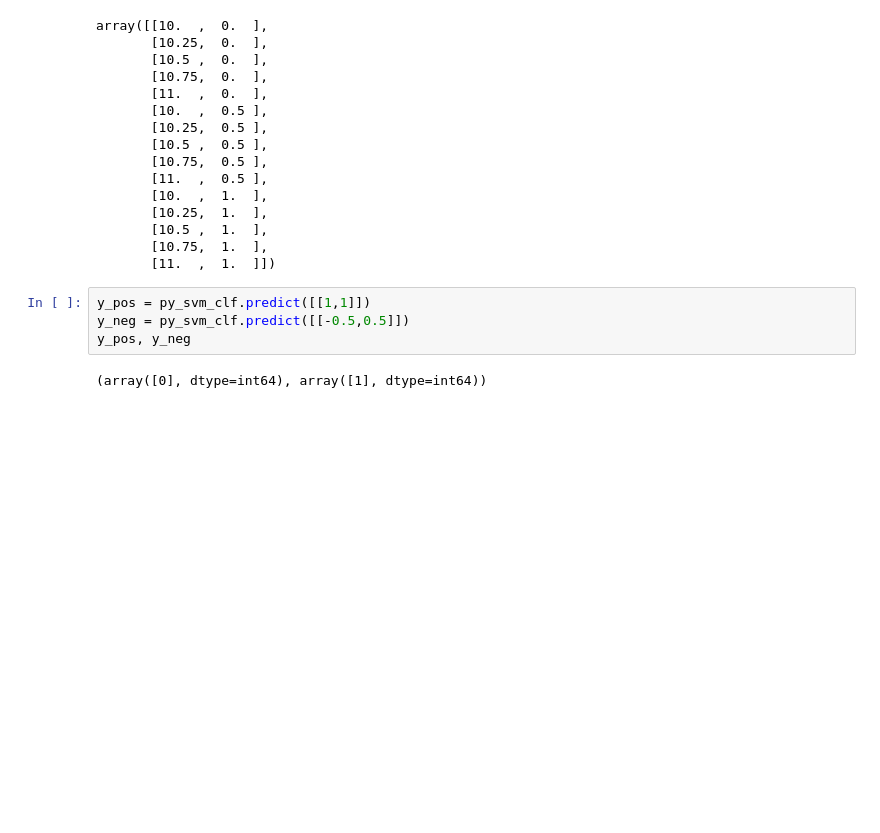
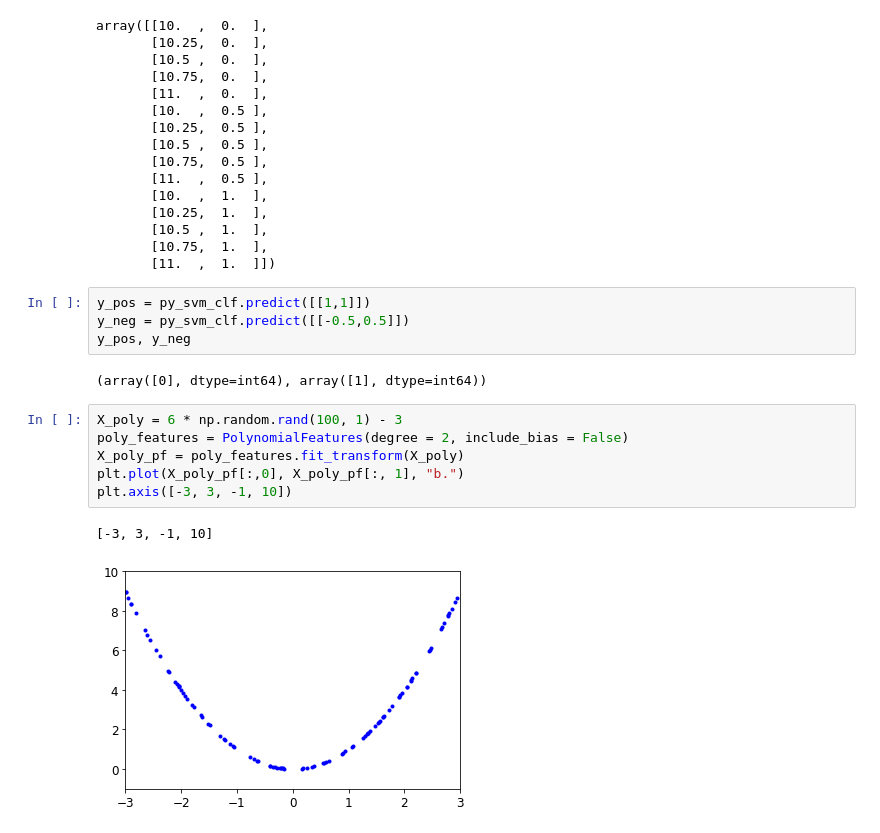
Before and after one commit to qlegrand/housing_handson_ml, a Jupyter notebook: CH05 - SVM.ipynb, the cells around one changed output. Drawn from its saved outputs; the diff is of its cells as text; blank space fills up the shorter version.

```diff
--- a/CH05 - SVM.ipynb
+++ b/CH05 - SVM.ipynb
@@ -106,3 +106,12 @@ y_neg = py_svm_clf.predict([[-0.5,0.5]])
 y_pos, y_neg
 # %% [output]
 (array([0], dtype=int64), array([1], dtype=int64))
+# %%
+X_poly = 6 * np.random.rand(100, 1) - 3
+poly_features = PolynomialFeatures(degree = 2, include_bias = False)
+X_poly_pf = poly_features.fit_transform(X_poly)
+plt.plot(X_poly_pf[:,0], X_poly_pf[:, 1], "b.")
+plt.axis([-3, 3, -1, 10])
+# %% [output]
+[-3, 3, -1, 10]
+[figure, added]
```
Also changed, not shown: parts of 9 cells of this notebook.
